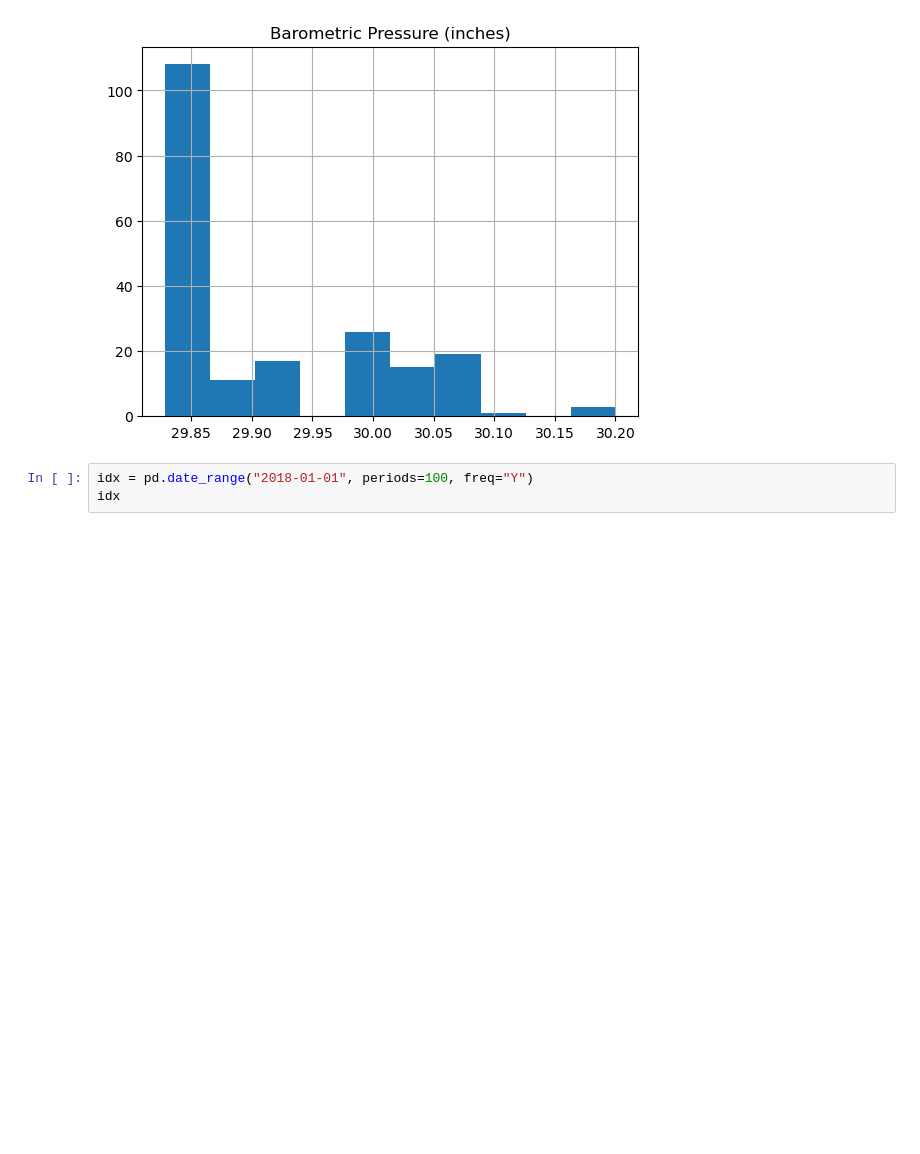
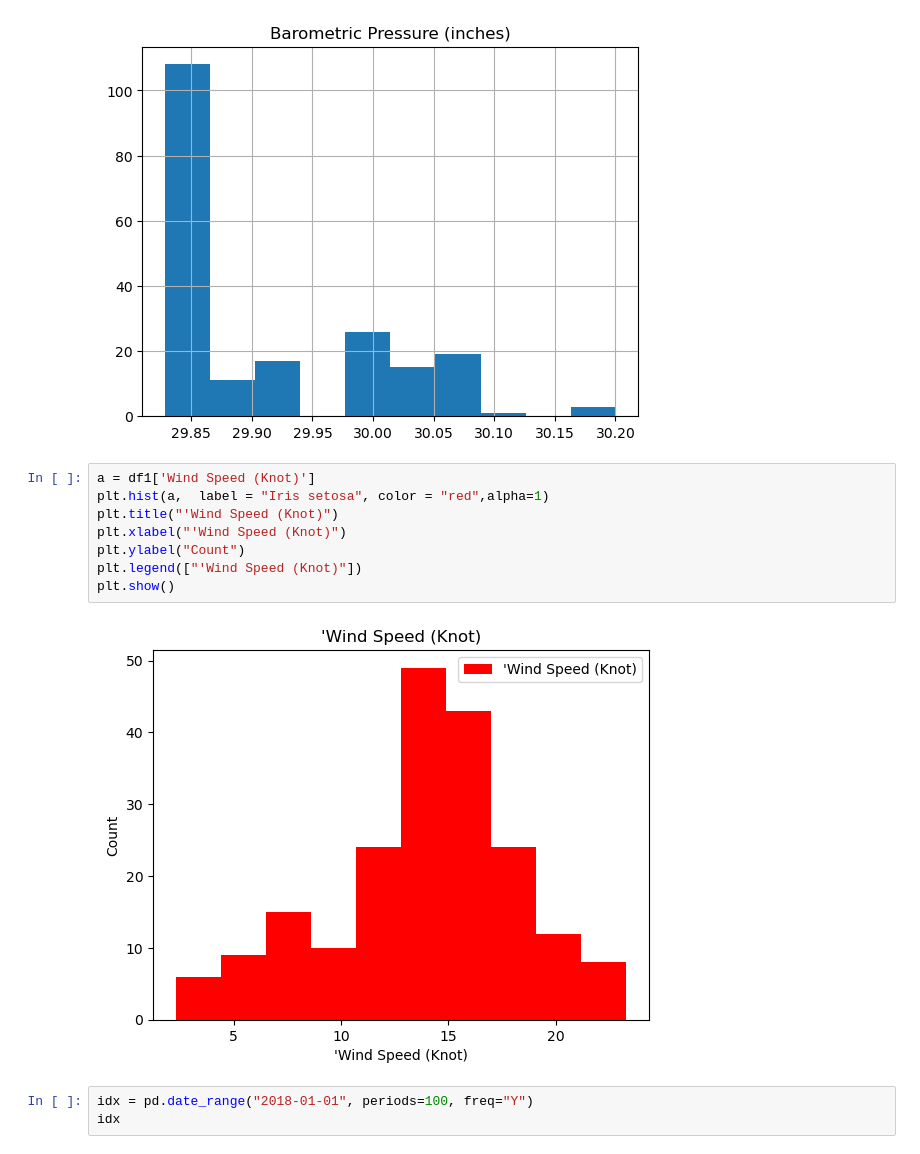
Before and after one commit to dectan/Programming-for-Data-Analysis-Project-1, a Jupyter notebook: Project 1.ipynb, the cells around one changed output. Cells and saved outputs as stored; diff of their text form; blank space fills up the shorter version.

```diff
--- a/Project 1.ipynb
+++ b/Project 1.ipynb
@@ -194,6 +268,16 @@ df1.hist('Barometric Pressure (inches)')
 plt.show()
 # %% [output]
 [figure]
+# %%
+a = df1['Wind Speed (Knot)']
+plt.hist(a,  label = "Iris setosa", color = "red",alpha=1)
+plt.title("'Wind Speed (Knot)")
+plt.xlabel("'Wind Speed (Knot)")
+plt.ylabel("Count")
+plt.legend(["'Wind Speed (Knot)"])
+plt.show()
+# %% [output]
+[figure, added]
 # %%
 idx = pd.date_range("2018-01-01", periods=100, freq="Y")
 idx
```
Also changed, not shown: parts of 13 cells of this notebook, 1 other file.
